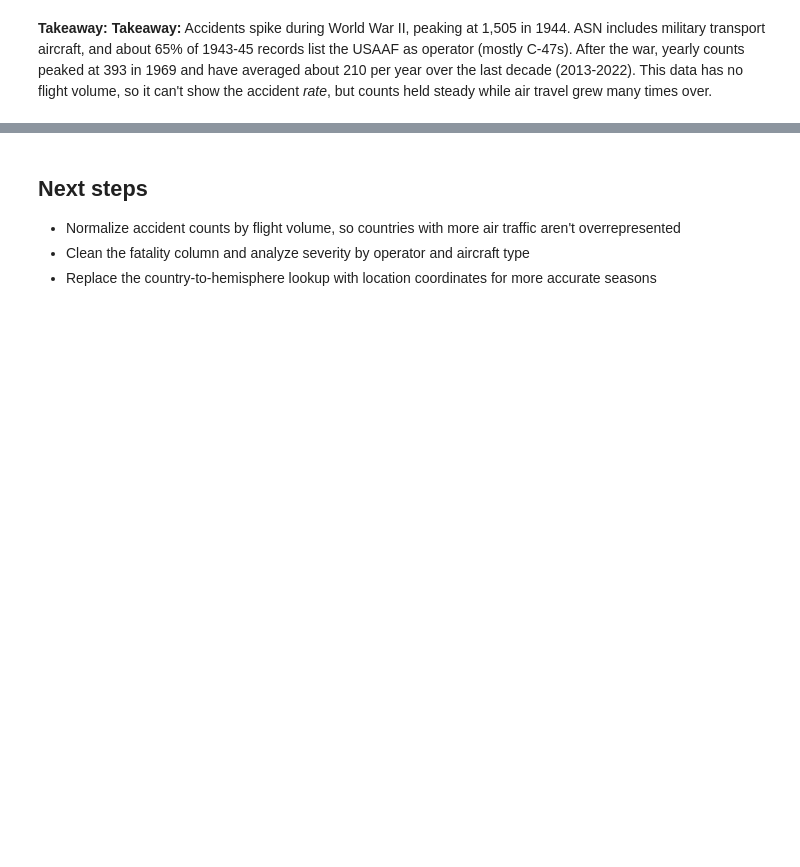
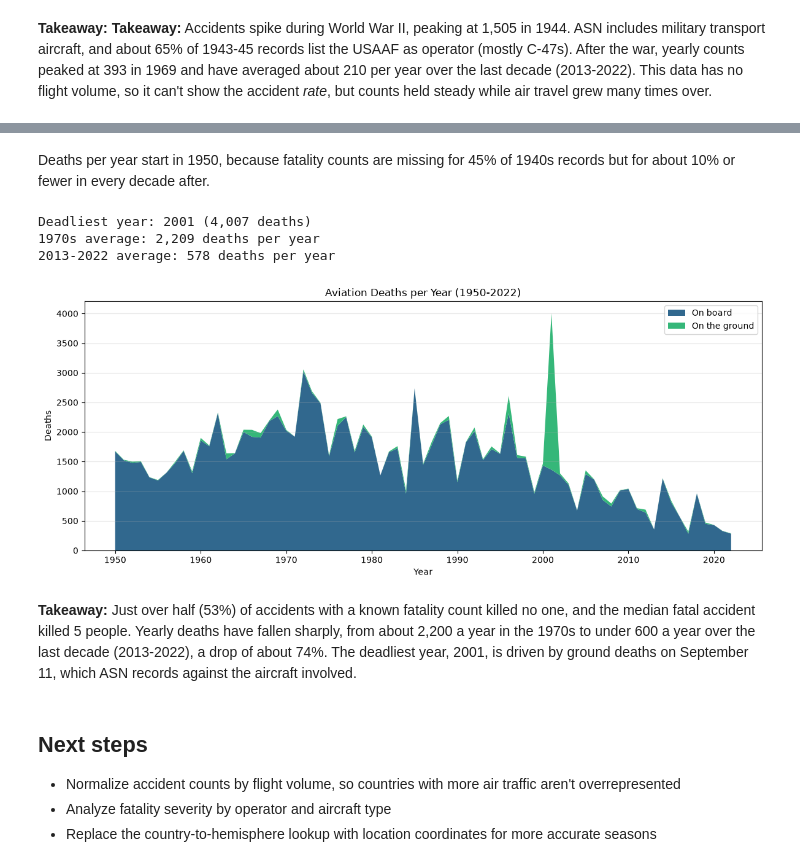
Before and after one commit to theamanali/civil-aviation-accident-analysis, a Jupyter notebook: analysis.ipynb, the cells around one changed output, grey strips where cells are left out. Saved outputs shown, nothing was run; the diff lists cells and outputs as text; code cells hidden in the pictures; blank space fills up the shorter version.

```diff
--- a/analysis.ipynb
+++ b/analysis.ipynb
@@ -351,0 +357,17 @@ Peak year: 1944 (1505 accidents)
+# %%
+# Matches "5" or "5+ 1"; anything else (including NaN) becomes NA
+parts = aviation_data["fatalities"].str.extract(r"^\s*(\d+)\s*(?:\+\s*(\d+))?\s*$")
+aviation_data["fatalities_onboard"] = pd.to_numeric(parts[0]).astype("Int64")
+# No ground count listed means no ground fatalities, as long as the on-board count is known
+ground = pd.to_numeric(parts[1]).astype("Int64")
+aviation_data["fatalities_ground"] = ground.mask(ground.isna() & aviation_data["fatalities_onboard"].notna(), 0)
+aviation_data["fatalities_total"] = aviation_data["fatalities_onboard"] + aviation_data["fatalities_ground"]
+
+total = aviation_data["fatalities_total"]
+known = total.notna().sum()
+unparsed = (aviation_data["fatalities"].notna() & total.isna()).sum()
+
+print(f"Records with a known fatality count: {known:,} (unparsed non-missing values: {unparsed})")
+print(f"Accidents with no fatalities: {(total == 0).sum():,} ({(total == 0).sum() / known:.1%} of known)")
+print(f"Total deaths: {total.sum():,} ({aviation_data['fatalities_onboard'].sum():,} on board, {aviation_data['fatalities_ground'].sum():,} on the ground)")
+print(f"Median deaths in fatal accidents: {total[total > 0].median():.0f}")
@@ -352,6 +396,45 @@ Peak year: 1944 (1505 accidents)
+# %% [markdown]
+Deaths per year start in 1950, because fatality counts are missing for 45% of 1940s records but for about 10% or fewer in every decade after.
+# %%
+fatal_years = pd.to_numeric(aviation_data["year"], errors="coerce")
+in_range = fatal_years.between(1950, 2022)
+deaths_per_year = (
+    aviation_data[in_range]
+    .groupby(fatal_years[in_range].astype(int))[["fatalities_onboard", "fatalities_ground"]]
+    .sum()
+)
+yearly_total = deaths_per_year.sum(axis=1)
+
+print(f"Deadliest year: {yearly_total.idxmax()} ({yearly_total.max():,} deaths)")
+print(f"1970s average: {yearly_total.loc[1970:1979].mean():,.0f} deaths per year")
+print(f"2013-2022 average: {yearly_total.loc[2013:2022].mean():,.0f} deaths per year")
+
+palette = sns.color_palette("viridis", 2)
+plt.figure(figsize=(12, 5))
+plt.stackplot(
+    deaths_per_year.index,
+    deaths_per_year["fatalities_onboard"],
+    deaths_per_year["fatalities_ground"],
+    labels=["On board", "On the ground"],
+    colors=palette,
+)
+plt.title("Aviation Deaths per Year (1950-2022)")
+plt.xlabel("Year")
+plt.ylabel("Deaths")
+plt.legend(loc="upper right")
+plt.grid(axis="y", alpha=0.3)
+plt.tight_layout()
+plt.show()
+# %% [output]
+Deadliest year: 2001 (4,007 deaths)
+1970s average: 2,209 deaths per year
+2013-2022 average: 578 deaths per year
+[figure, added]
+# %% [markdown]
+**Takeaway:** Just over half (53%) of accidents with a known fatality count killed no one, and the median fatal accident killed 5 people. Yearly deaths have fallen sharply, from about 2,200 a year in the 1970s to under 600 a year over the last decade (2013-2022), a drop of about 74%. The deadliest year, 2001, is driven by ground deaths on September 11, which ASN records against the aircraft involved.
 # %% [markdown]
 ## Next steps
 
 - Normalize accident counts by flight volume, so countries with more air traffic aren't overrepresented
-- Clean the fatality column and analyze severity by operator and aircraft type
+- Analyze fatality severity by operator and aircraft type
 - Replace the country-to-hemisphere lookup with location coordinates for more accurate seasons
```
Also changed, not shown: parts of 5 cells of this notebook, 2 other files.
